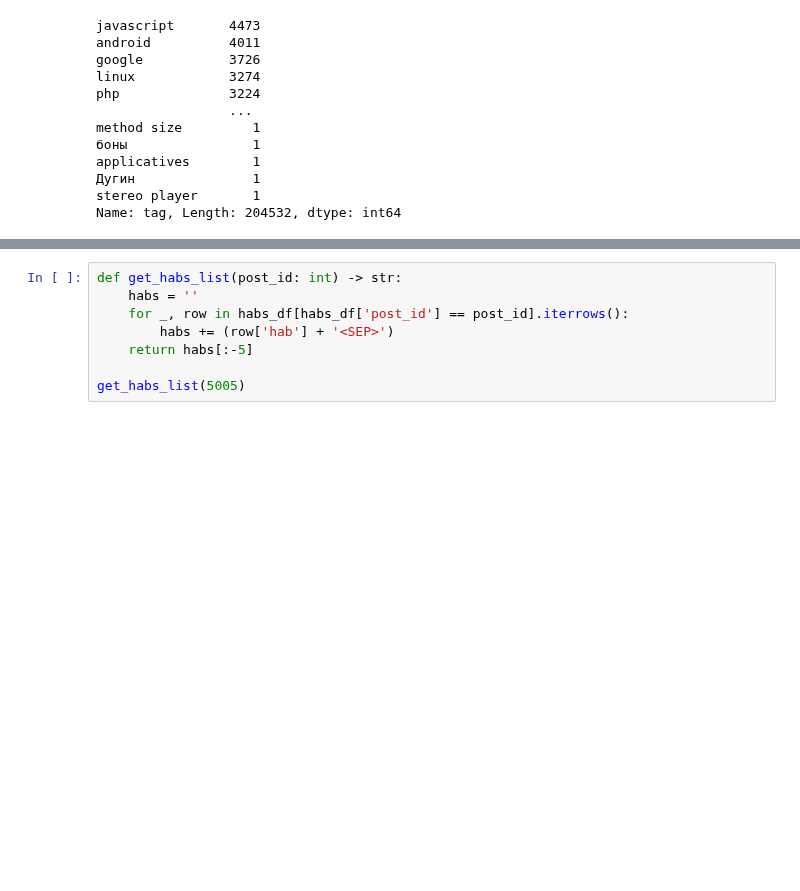
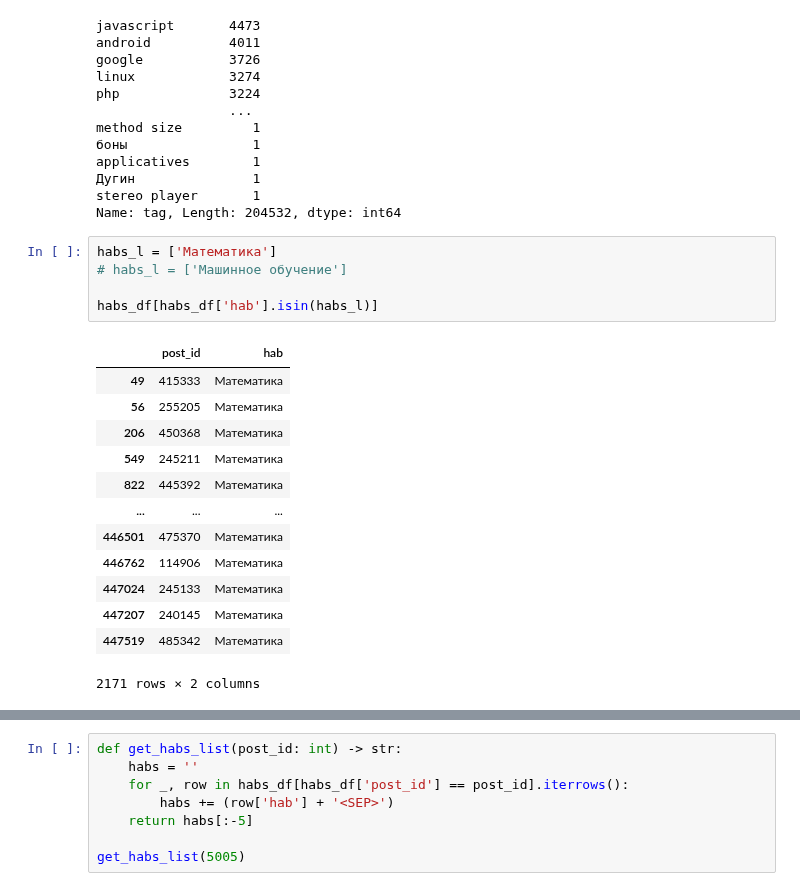
Before and after one commit to vnkrtv/markov-chain-text-editor, a Jupyter notebook: notebooks/HabrAnalysis.ipynb, the cells around one changed output, grey strips where cells are left out. Drawn from its saved outputs; the diff is of its cells as text; blank space fills up the shorter version.

```diff
--- a/notebooks/HabrAnalysis.ipynb
+++ b/notebooks/HabrAnalysis.ipynb
@@ -72,3 +72,22 @@ applicatives        1
 Дугин               1
 stereo player       1
 Name: tag, Length: 204532, dtype: int64
+# %%
+habs_l = ['Математика']
+# habs_l = ['Машинное обучение']
+
+habs_df[habs_df['hab'].isin(habs_l)]
+# %% [output]
+|  | post_id | hab |
+| 49 | 415333 | Математика |
+| 56 | 255205 | Математика |
+| 206 | 450368 | Математика |
+| 549 | 245211 | Математика |
+| 822 | 445392 | Математика |
+| ... | ... | ... |
+| 446501 | 475370 | Математика |
+| 446762 | 114906 | Математика |
+| 447024 | 245133 | Математика |
+| 447207 | 240145 | Математика |
+| 447519 | 485342 | Математика |
+2171 rows × 2 columns
```
Also changed, not shown: parts of 7 cells of this notebook, 8 other files.
